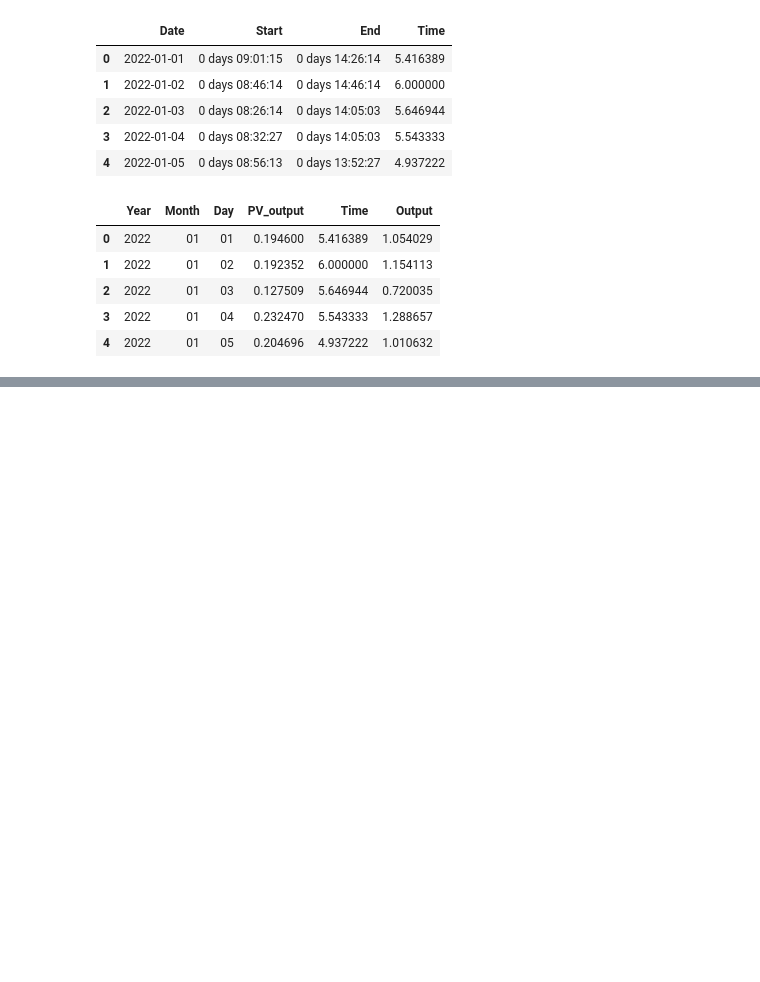
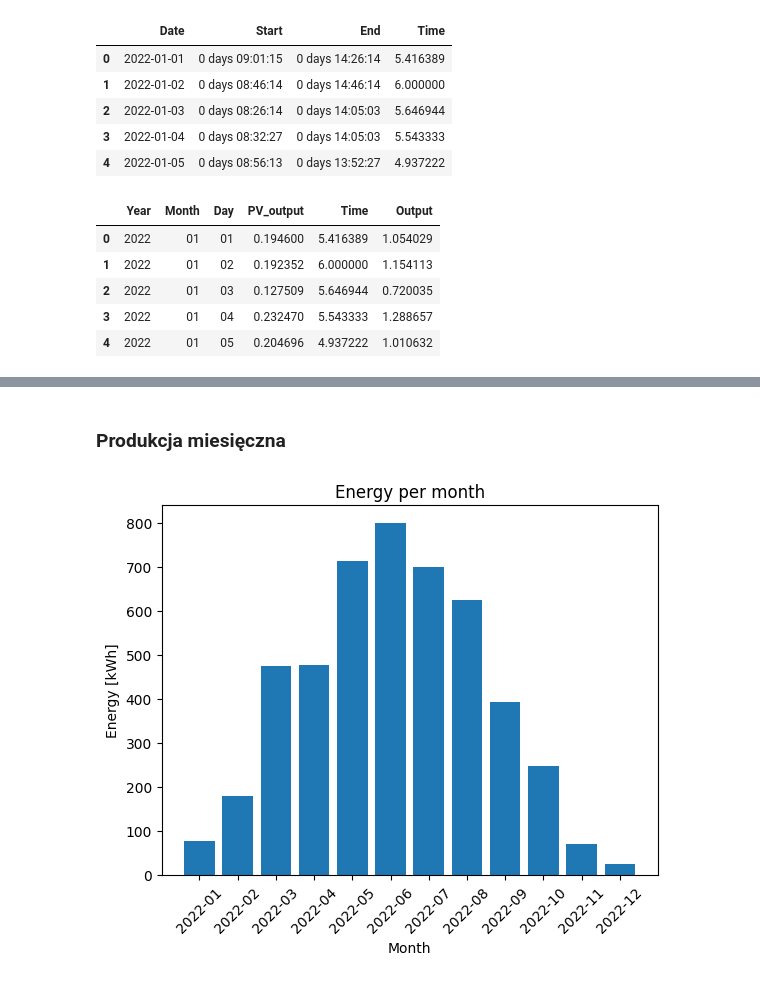
Before and after one commit to DanielSlusarczyk/Projekt-Dyplomowy, a Jupyter notebook: projekt.ipynb, the cells around one changed output, grey strips where cells are left out. Saved outputs shown, nothing was run; the diff lists cells and outputs as text; code cells hidden in the pictures; blank space fills up the shorter version.

```diff
--- a/projekt.ipynb
+++ b/projekt.ipynb
@@ -120,0 +145,15 @@ per_day.head()
+# %% [markdown]
+### Produkcja miesięczna
+# %%
+per_month = pd.DataFrame(per_day[['Year', 'Month', 'Time', 'Output']].groupby(['Year', 'Month']).sum().reset_index())
+
+per_month['Date'] = per_month.apply(lambda row: f"{row['Year']}-{row['Month']}", axis=1)
+
+plt.bar(per_month['Date'], per_month['Output'])
+plt.title('Energy per month')
+plt.xlabel('Month')
+plt.ylabel('Energy [kWh]')
+plt.tick_params(axis='x', labelrotation = 45)
+plt.show()
+# %% [output]
+[figure, added]
```
Also changed, not shown: parts of 3 cells of this notebook.
